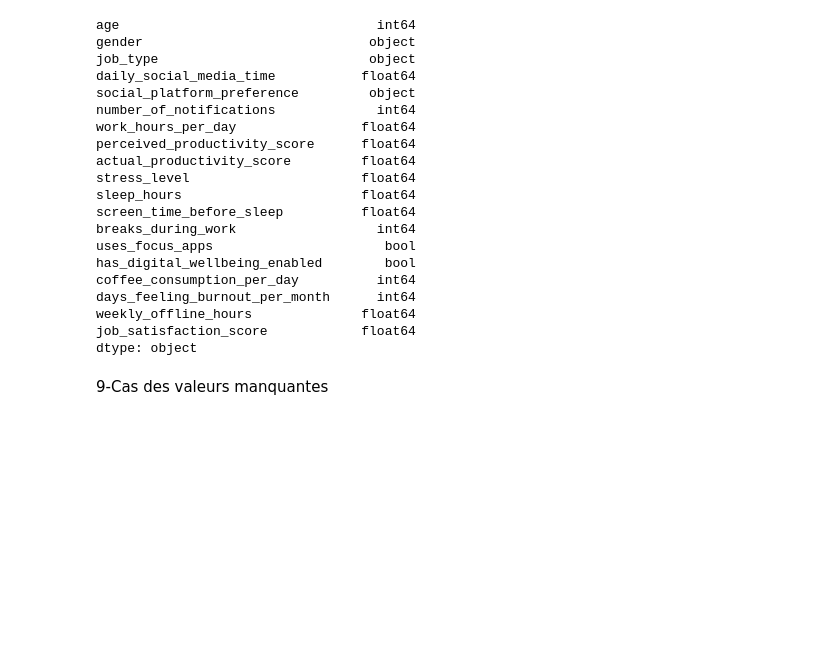
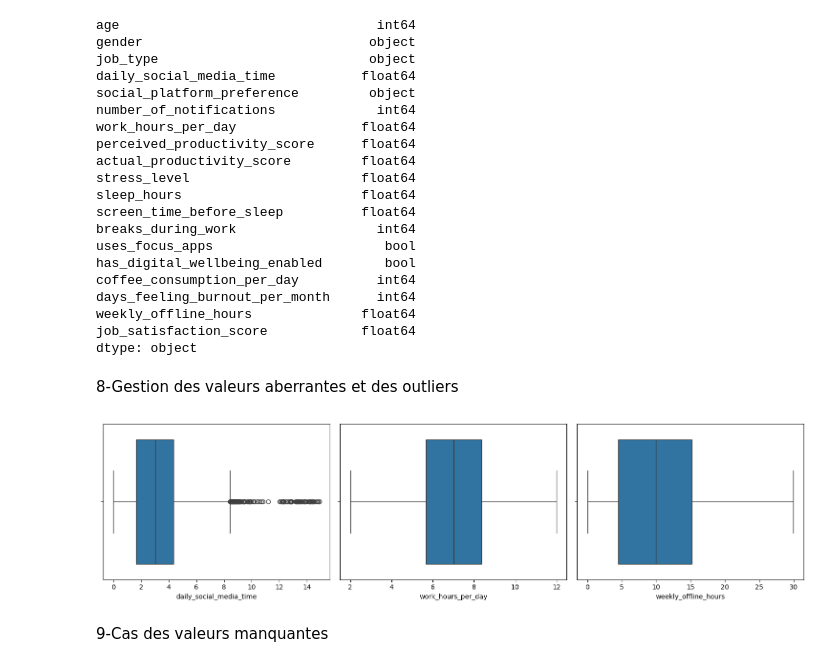
Before and after one commit to MaharoRan/data_science, a Jupyter notebook: eda.ipynb, the cells around one changed output. Saved outputs shown, nothing was run; the diff lists cells and outputs as text; code cells hidden in the pictures; blank space fills up the shorter version.

```diff
--- a/eda.ipynb
+++ b/eda.ipynb
@@ -171,5 +177,28 @@ days_feeling_burnout_per_month      int64
 weekly_offline_hours              float64
 job_satisfaction_score            float64
 dtype: object
+# %% [markdown]
+8-Gestion des valeurs aberrantes et des outliers
+# %%
+df = df.drop(df[df['daily_social_media_time']>15].index)
+df=df.drop(df[df['work_hours_per_day']<2].index)
+df=df.drop(df[df['weekly_offline_hours']>30].index)
+cols = ['daily_social_media_time','work_hours_per_day','weekly_offline_hours']
+available = [c for c in cols if c in df.columns]
+num_cols = df[available].select_dtypes(include=[np.number]).columns.tolist()
+
+n = len(num_cols)
+cols_per_row = 3
+nrows = (n + cols_per_row - 1) // cols_per_row
+fig, axes = plt.subplots(nrows, cols_per_row, figsize=(cols_per_row*5, max(1, nrows)*4))
+axes = axes.flatten() if hasattr(axes, 'flatten') else [axes]
+for ax, col in zip(axes, num_cols):
+        sns.boxplot(x=df[col], ax=ax)
+for ax in axes[len(num_cols):]:
+        ax.set_visible(False)
+plt.tight_layout()
+plt.show()
+# %% [output]
+[figure, added]
 # %% [markdown]
 9-Cas des valeurs manquantes
```
Also changed, not shown: parts of 4 cells of this notebook.
